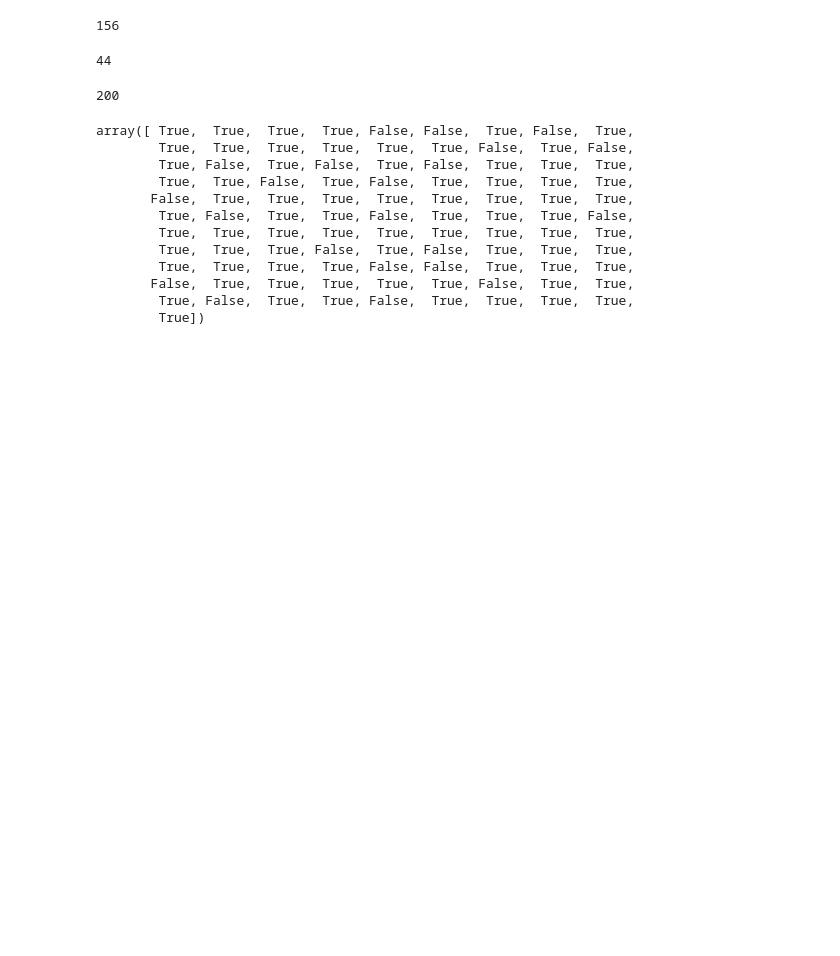
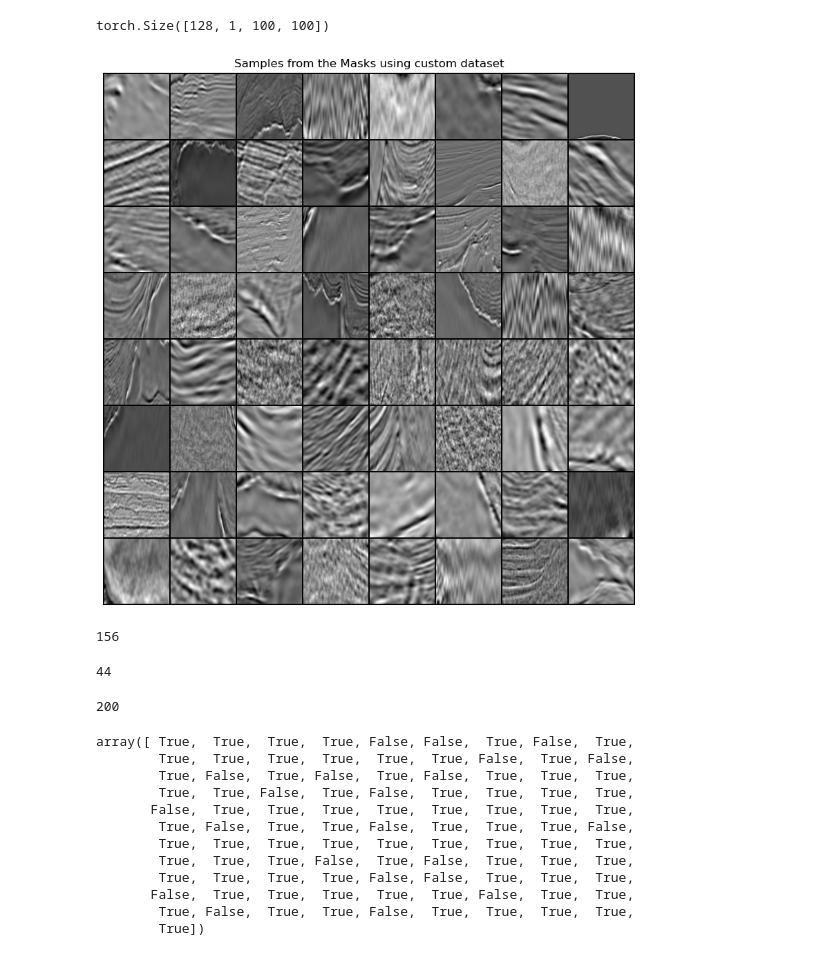
Before and after one commit to lucterres/glow, a Jupyter notebook: seismicDataSet_inspec.ipynb, the cells around one changed output. Cells and saved outputs as stored; diff of their text form; code cells hidden in the pictures; blank space fills up the shorter version.

Commit message:
training seismic with csv

```diff
--- a/seismicDataSet_inspec.ipynb
+++ b/seismicDataSet_inspec.ipynb
@@ -84,12 +45,15 @@ torch.Size([128, 1, 32, 32])
 # %%
-it=iter(dataloaderCustomDS)
+it=iter(train_loader)
 real_batch = next(iter(it))
 plt.figure(figsize=(10,10))
 print(real_batch[0].size())
 plt.imshow(np.transpose(utils.make_grid(real_batch[0][:64], padding=2, normalize=True).cpu(),(1,2,0)),cmap='gray')
 plt.axis('off')
 plt.title('Samples from the Masks using custom dataset');
 plt.show()
+# %% [output]
+torch.Size([128, 1, 100, 100])
+[figure, added]
 # %%
 df = pd.DataFrame(np.random.randn(100, 2))
 msk = np.random.rand(len(df)) < 0.8
```
Also changed, not shown: parts of 10 cells of this notebook, 8 other files.
